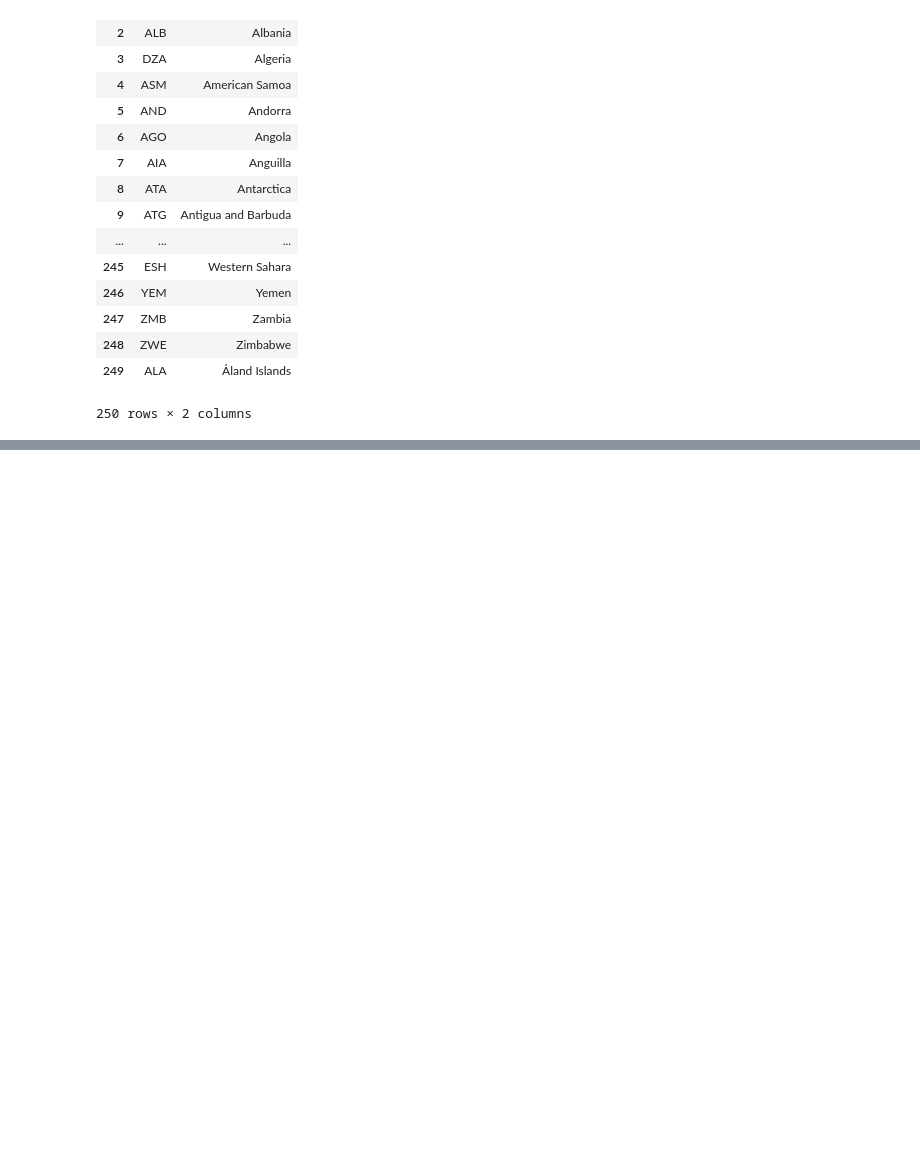
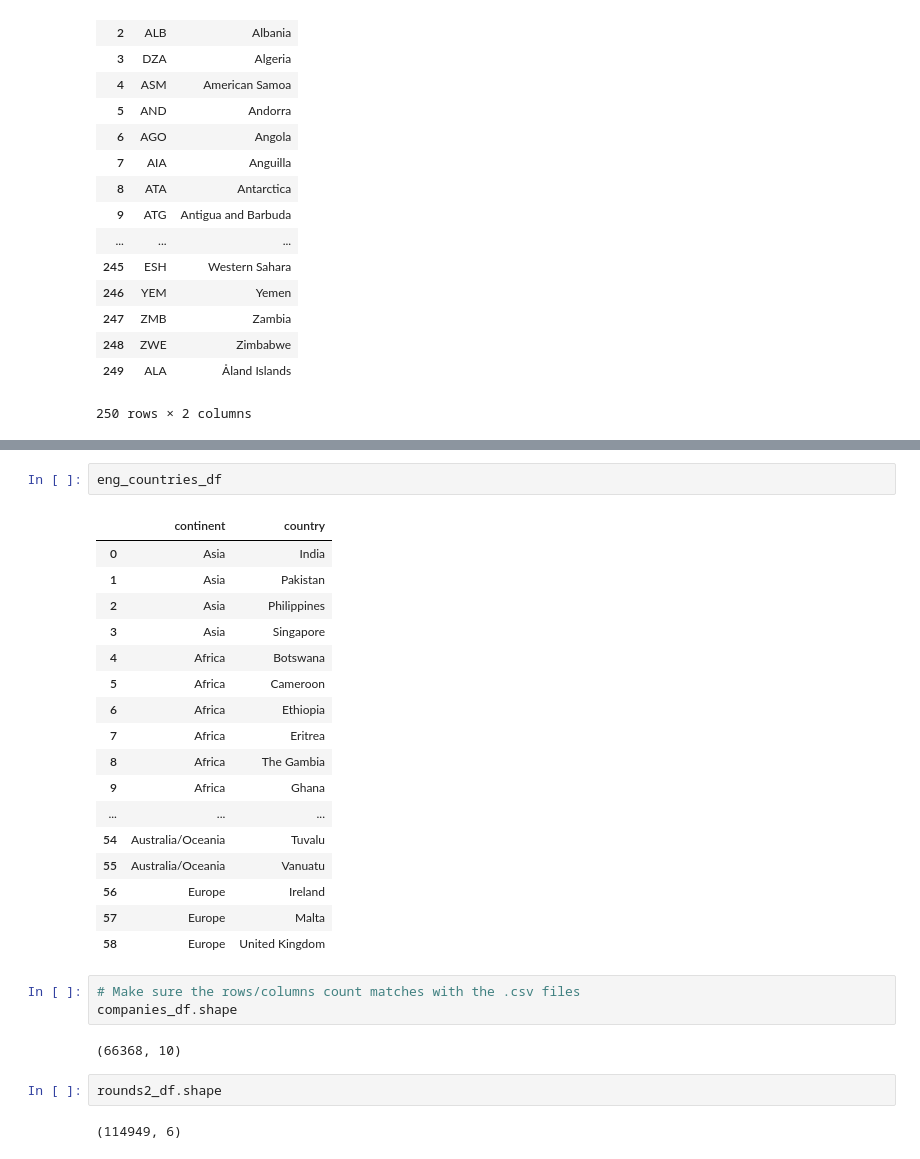
Before and after one commit to annamalaig/DSGroupProject, a Jupyter notebook: SparkFunds_CS.ipynb, the cells around one changed output, grey strips where cells are left out. Cells and saved outputs as stored; diff of their text form; blank space fills up the shorter version.

```diff
--- a/SparkFunds_CS.ipynb
+++ b/SparkFunds_CS.ipynb
@@ -171,0 +234,29 @@ country_df[['Code','Name']]
+# %%
+eng_countries_df
+# %% [output]
+|  | continent | country |
+| 0 | Asia | India |
+| 1 | Asia | Pakistan |
+| 2 | Asia | Philippines |
+| 3 | Asia | Singapore |
+| 4 | Africa | Botswana |
+| 5 | Africa | Cameroon |
+| 6 | Africa | Ethiopia |
+| 7 | Africa | Eritrea |
+| 8 | Africa | The Gambia |
+| 9 | Africa | Ghana |
+| ... | ... | ... |
+| 54 | Australia/Oceania | Tuvalu |
+| 55 | Australia/Oceania | Vanuatu |
+| 56 | Europe | Ireland |
+| 57 | Europe | Malta |
+| 58 | Europe | United Kingdom |
+# %%
+# Make sure the rows/columns count matches with the .csv files
+companies_df.shape
+# %% [output]
+(66368, 10)
+# %%
+rounds2_df.shape
+# %% [output]
+(114949, 6)
```
Also changed, not shown: parts of 10 cells of this notebook.
